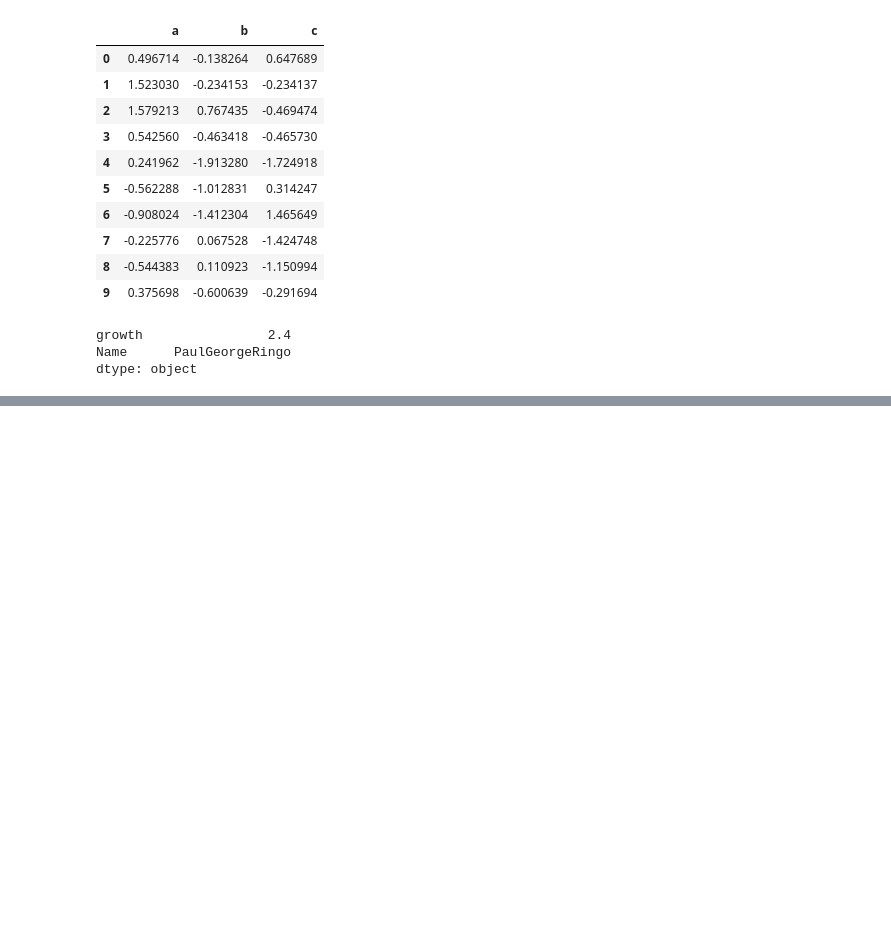
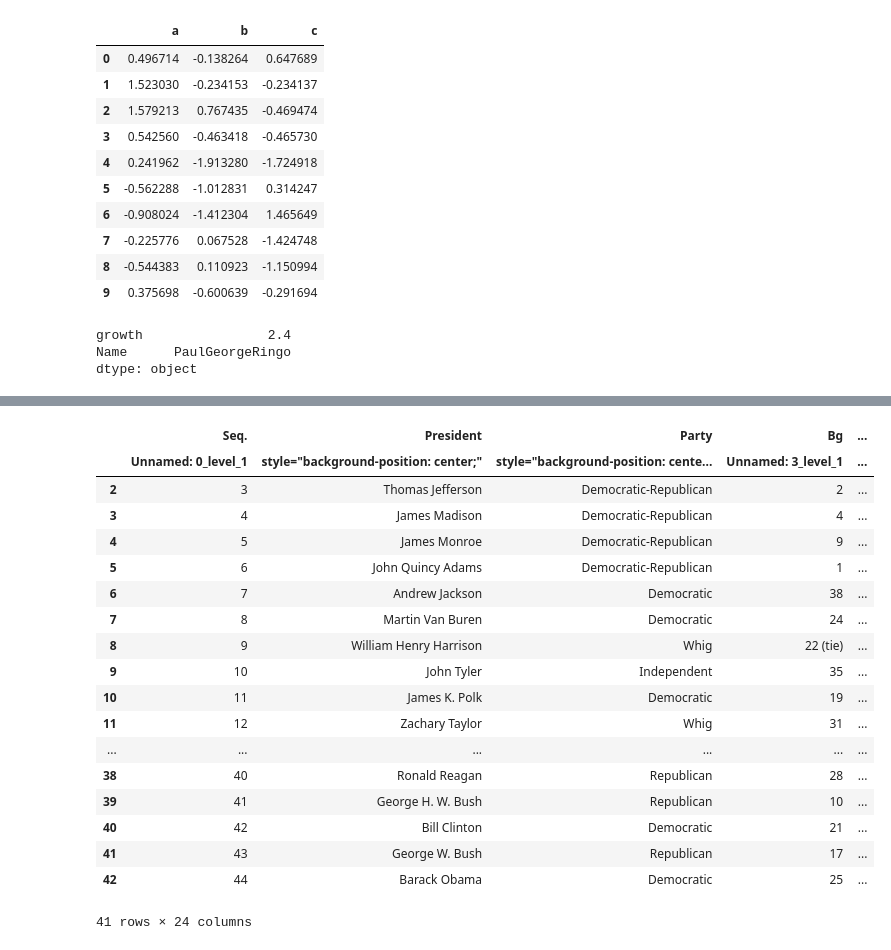
Before and after one commit to Moisebea/PythonDatastructure, a Jupyter notebook: EPP_For_Data_Manipulation/Data_manipulation.ipynb, the cells around one changed output, grey strips where cells are left out. Cells and saved outputs as stored; diff of their text form; code cells hidden in the pictures; blank space fills up the shorter version.

```diff
--- a/EPP_For_Data_Manipulation/Data_manipulation.ipynb
+++ b/EPP_For_Data_Manipulation/Data_manipulation.ipynb
@@ -679,0 +763,28 @@ TypeError: unsupported operand type(s) for +: 'float' and 'str'
+# %%
+
+df = (df
+      .iloc[1:-1]  # Sélectionne toutes les lignes sauf la première et la dernière
+      .rename(columns={'Political party': 'Party'})  # Renomme la colonne
+     )
+# %%
+df
+# %% [output]
+|  | Seq. | President | Party | Bg | ... |
+|  | Unnamed: 0_level_1 | style="background-position: center;" | style="background-position: cente... | Unnamed: 3_level_1 | ... |
+| 2 | 3 | Thomas Jefferson | Democratic-Republican | 2 | ... |
+| 3 | 4 | James Madison | Democratic-Republican | 4 | ... |
+| 4 | 5 | James Monroe | Democratic-Republican | 9 | ... |
+| 5 | 6 | John Quincy Adams | Democratic-Republican | 1 | ... |
+| 6 | 7 | Andrew Jackson | Democratic | 38 | ... |
+| 7 | 8 | Martin Van Buren | Democratic | 24 | ... |
+| 8 | 9 | William Henry Harrison | Whig | 22 (tie) | ... |
+| 9 | 10 | John Tyler | Independent | 35 | ... |
+| 10 | 11 | James K. Polk | Democratic | 19 | ... |
+| 11 | 12 | Zachary Taylor | Whig | 31 | ... |
+| ... | ... | ... | ... | ... | ... |
+| 38 | 40 | Ronald Reagan | Republican | 28 | ... |
+| 39 | 41 | George H. W. Bush | Republican | 10 | ... |
+| 40 | 42 | Bill Clinton | Democratic | 21 | ... |
+| 41 | 43 | George W. Bush | Republican | 17 | ... |
+| 42 | 44 | Barack Obama | Democratic | 25 | ... |
+41 rows × 24 columns
```
Also changed, not shown: parts of 14 cells of this notebook.
